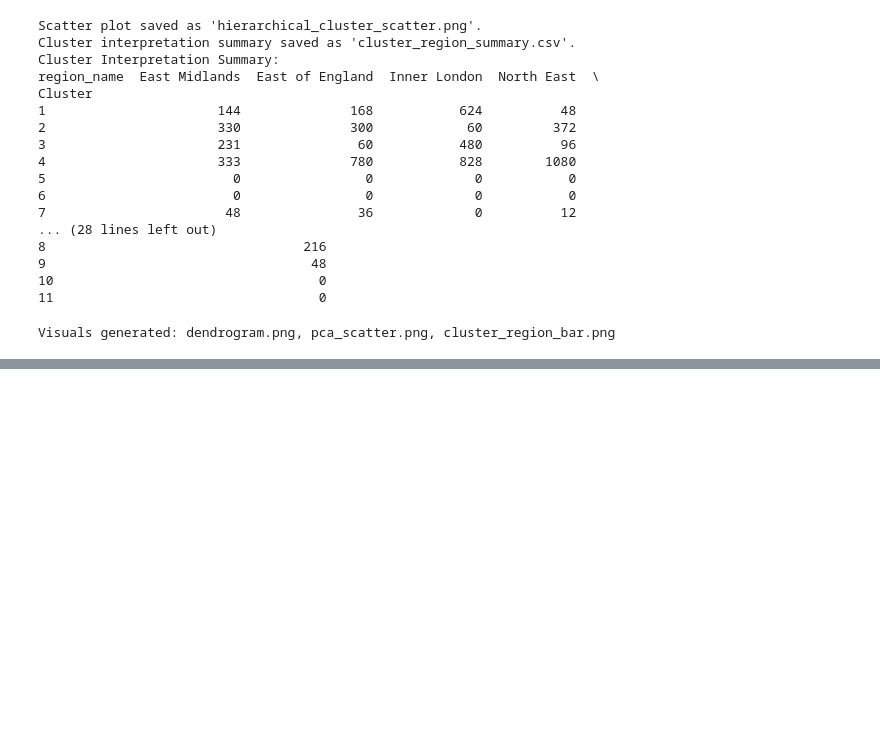
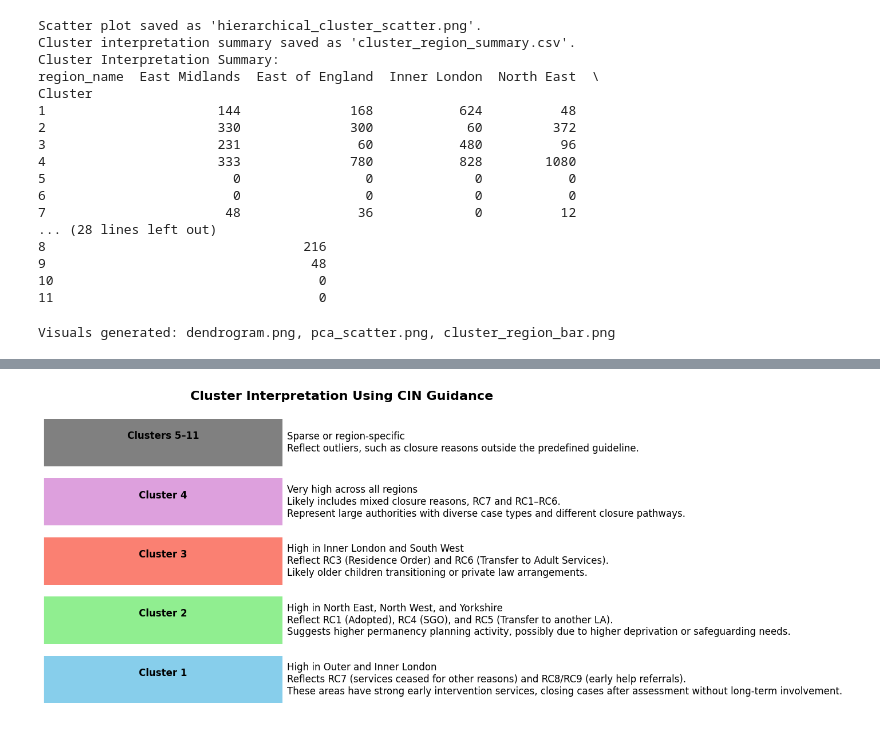
Before and after one commit to IfyQ/DS_Hierarchical_Clustering, a Jupyter notebook: Notebooks/Hierarchical_Clustering.ipynb, the cells around one changed output, grey strips where cells are left out. Cells and saved outputs as stored; diff of their text form; code cells hidden in the pictures; blank space fills up the shorter version.

```diff
--- a/Notebooks/Hierarchical_Clustering.ipynb
+++ b/Notebooks/Hierarchical_Clustering.ipynb
@@ -912,0 +780,53 @@ This repository supports my M5 Data Science Professional Practice assignment usi
+# %%
+import matplotlib.pyplot as plt
+import matplotlib.patches as mpatches
+
+# Create output directory if it doesn't exist
+output_dir = "C:/Users/eiag/Documents/DS_hierarchical_Clustering/Notebooks/Visuals"
+os.makedirs(output_dir, exist_ok=True)
+
+# Define clusters and their full interpretation
+clusters = {
+    "Cluster 1": {
+        "Color": "skyblue",
+        "Text": "High in Outer and Inner London\nReflects RC7 (services ceased for other reasons) and RC8/RC9 (early help referrals).\nThese areas have strong early intervention services, closing cases after assessment without long-term involvement."
+    },
+    "Cluster 2": {
+        "Color": "lightgreen",
+        "Text": "High in North East, North West, and Yorkshire\nReflect RC1 (Adopted), RC4 (SGO), and RC5 (Transfer to another LA).\nSuggests higher permanency planning activity, possibly due to higher deprivation or safeguarding needs."
+    },
+    "Cluster 3": {
+        "Color": "salmon",
+        "Text": "High in Inner London and South West\nReflect RC3 (Residence Order) and RC6 (Transfer to Adult Services).\nLikely older children transitioning or private law arrangements."
+    },
+    "Cluster 4": {
+        "Color": "plum",
+        "Text": "Very high across all regions\nLikely includes mixed closure reasons, RC7 and RC1–RC6.\nRepresent large authorities with diverse case types and different closure pathways."
+    },
+    "Clusters 5–11": {
+        "Color": "gray",
+        "Text": "Sparse or region-specific\nReflect outliers, such as closure reasons outside the predefined guideline."
+    }
+}
+
+# Create figure and axis
+fig, ax = plt.subplots(figsize=(14, 6))
+
+# Plot each cluster as a horizontal bar with interpretation text
+for i, (cluster, data) in enumerate(clusters.items()):
+    ax.barh(i, 1, color=data["Color"])
+    ax.text(0.5, i + 0.02, cluster, ha='center', va='bottom', fontsize=12, weight='bold')
+    ax.text(1.02, i, data['Text'], va='center', fontsize=12)
+
+# Formatting
+ax.set_yticks([])
+ax.set_xlim(0, 2.5)
+ax.set_title("Cluster Interpretation Using CIN Guidance", fontsize=16, weight='bold')
+ax.axis('off')
+
+# Save and show plot
+plt.tight_layout()
+plt.savefig(f"{output_dir}/cin_cluster_interpretation.png")
+plt.show()
+# %% [output]
+[figure, added]
```
Also changed, not shown: parts of 18 cells of this notebook, 16 other files.
